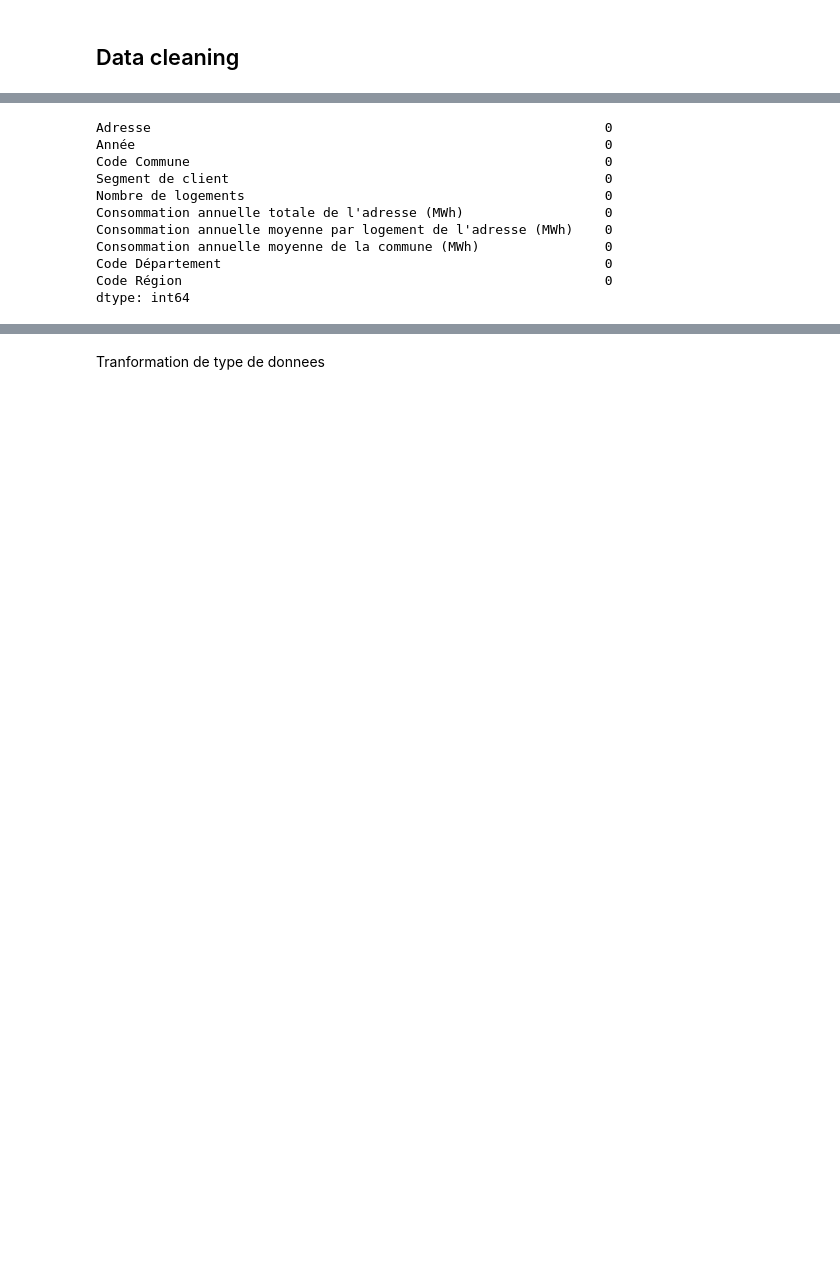
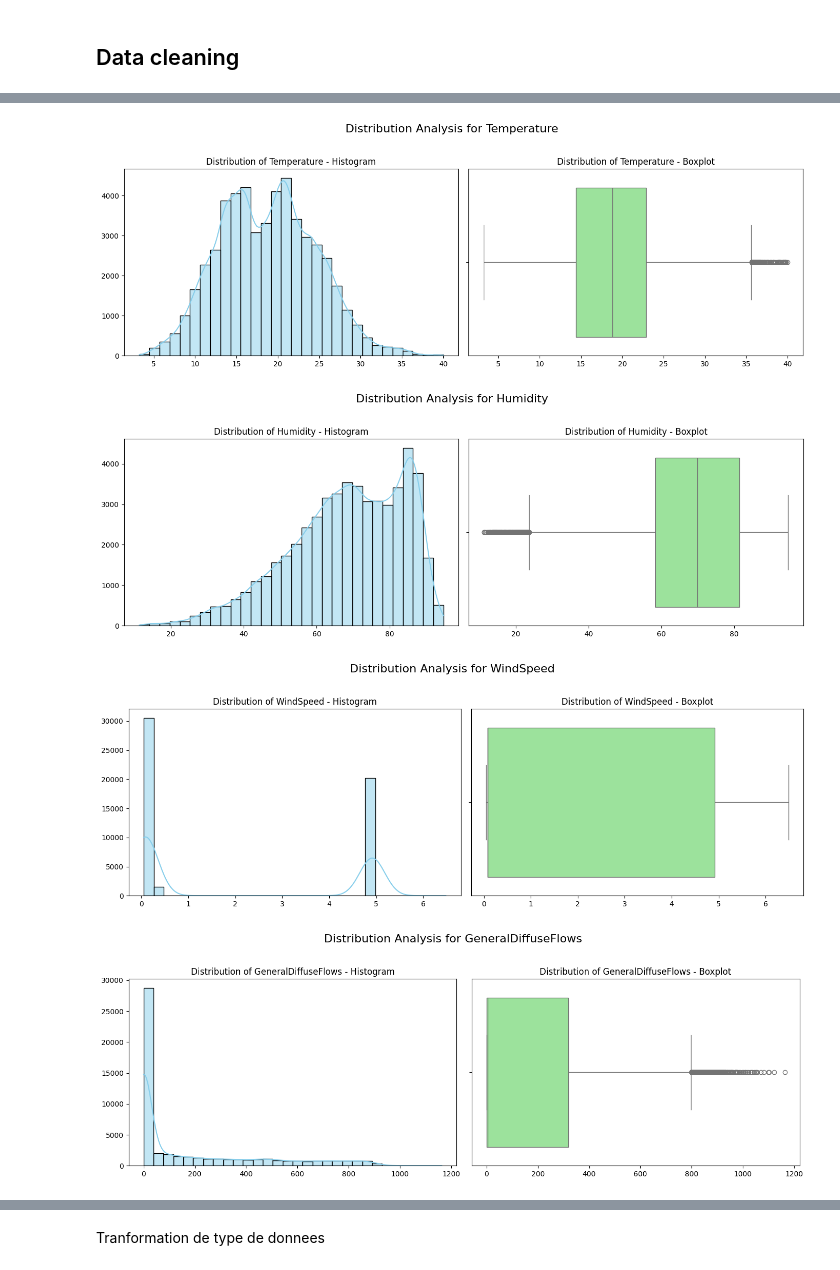
Before and after one commit to JulesNpro/projet-industriel-simplon, a Jupyter notebook: notebooks/data_cleaning.ipynb, the cells around one changed output, grey strips where cells are left out. Drawn from its saved outputs; the diff is of its cells as text; code cells hidden in the pictures; blank space fills up the shorter version.

```diff
--- a/notebooks/data_cleaning.ipynb
+++ b/notebooks/data_cleaning.ipynb
@@ -103,16 +99,0 @@ data.dropna(inplace=True)
-# %%
-# verification de valeur nul
-valeur_nul= data.isnull().sum()
-valeur_nul.head(19)
-# %% [output]
-Adresse                                                          0
-Année                                                            0
-Code Commune                                                     0
-Segment de client                                                0
-Nombre de logements                                              0
-Consommation annuelle totale de l'adresse (MWh)                  0
-Consommation annuelle moyenne par logement de l'adresse (MWh)    0
-Consommation annuelle moyenne de la commune (MWh)                0
-Code Département                                                 0
-Code Région                                                      0
-dtype: int64
@@ -118,0 +125,7 @@ dtype: int64
+# %%
+plot_all_numerique(data)
+# %% [output]
+[figure, added]
+[figure, added]
+[figure, added]
+[figure, added]
```
Also changed, not shown: parts of 80 cells of this notebook, 3 other files.
